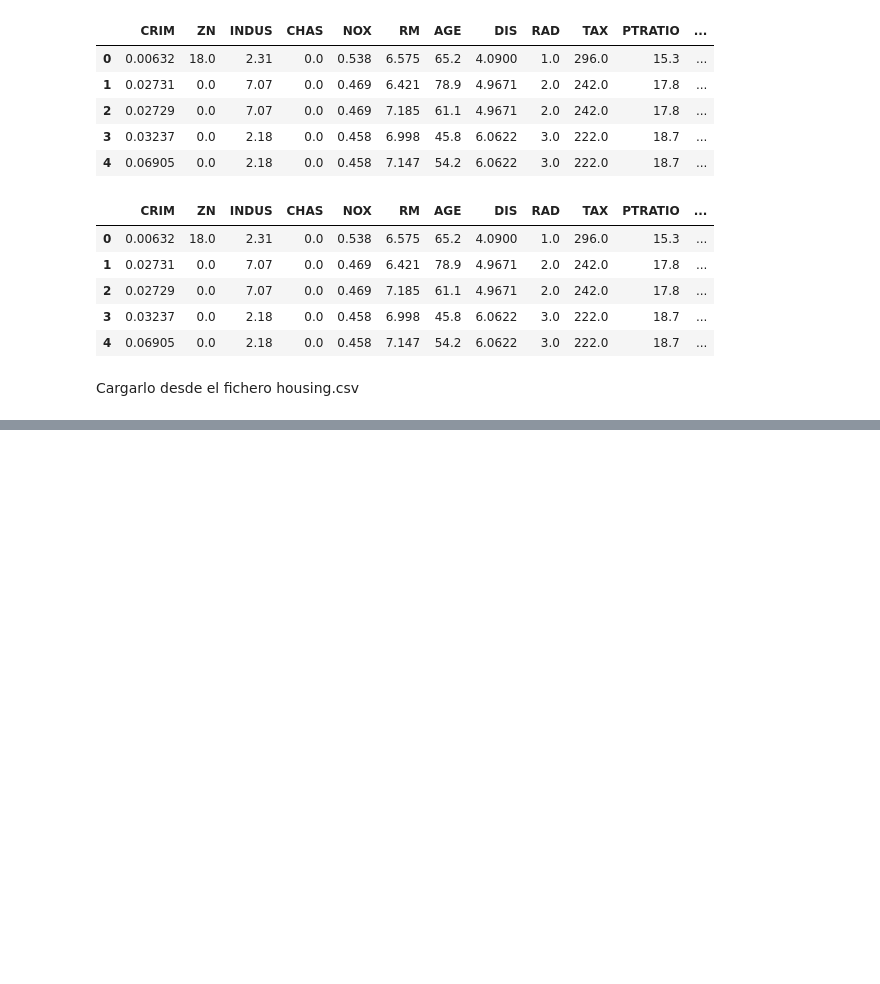
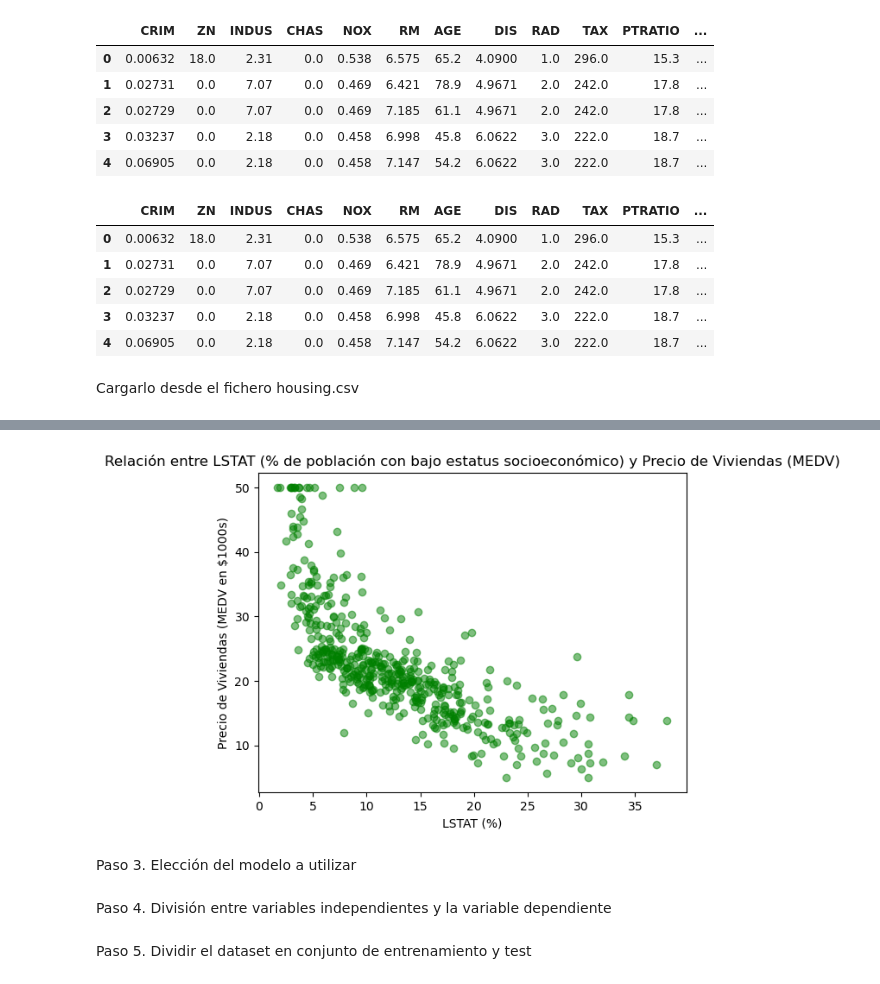
Before and after one commit to fmgarcia/Curso_Python_IA_nov25, a Jupyter notebook: aprendizaje supervisado/regresión lineal/viviendas_boston.ipynb, the cells around one changed output, grey strips where cells are left out. Cells and saved outputs as stored; diff of their text form; code cells hidden in the pictures; blank space fills up the shorter version.

```diff
--- a/aprendizaje supervisado/regresión lineal/viviendas_boston.ipynb
+++ b/aprendizaje supervisado/regresión lineal/viviendas_boston.ipynb
@@ -64,0 +130,11 @@ df2.head()
+# %%
+# LSTAT tiene una correlación negativa fuerte con MEDV (-0.74)
+plt.scatter(df['LSTAT'], df['MEDV'], color='green', alpha=0.5)
+plt.title('Relación entre LSTAT (% de población con bajo estatus socioeconómico) y Precio de Viviendas (MEDV)')
+plt.xlabel('LSTAT (%)')
+plt.ylabel('Precio de Viviendas (MEDV en $1000s)')
+plt.show()
+# %% [output]
+[figure, added]
+# %% [markdown]
+Paso 3. Elección del modelo a utilizar
@@ -64,0 +145,2 @@ df2.head()
+# %% [markdown]
+Paso 4. División entre variables independientes y la variable dependiente
@@ -64,0 +150,2 @@ df2.head()
+# %% [markdown]
+Paso 5. Dividir el dataset en conjunto de entrenamiento y test
```
Also changed, not shown: parts of 31 cells of this notebook.
